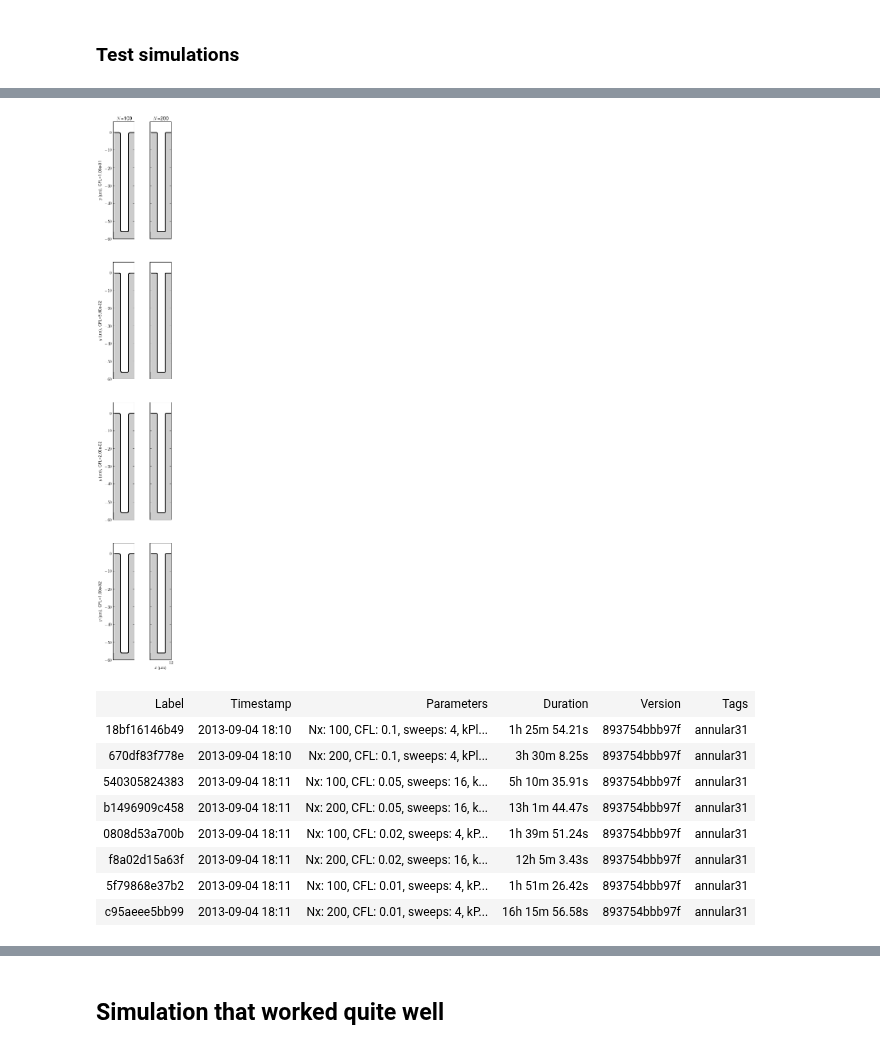
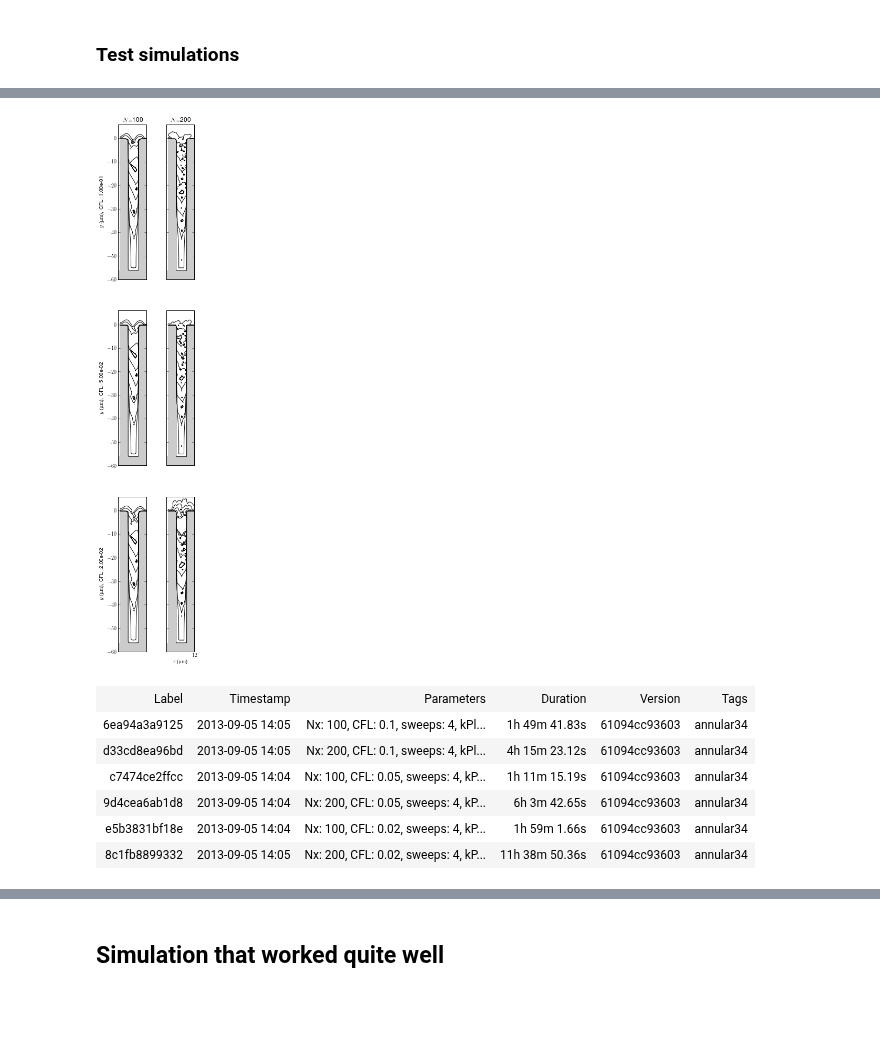
Before and after one commit to wd15/extremefill2D, a Jupyter notebook: annular7.ipynb, the cells around one changed output, grey strips where cells are left out. Cells and saved outputs as stored; diff of their text form; code cells hidden in the pictures; blank space fills up the shorter version.

```diff
--- a/annular7.ipynb
+++ b/annular7.ipynb
@@ -71,7 +71,7 @@ reason = "Running simulation with odd voids under different system parameter to
 for CFL in (0.1, 0.05, 0.02, 0.01):
     for sweeps in (4, 8, 16):
         for Nx in (100, 200, 400, 800):
-            batch_launch(reason=reason, tags=['annular31'], kPlus=kPlus, kMinus=kMinus, rboundary=rboundary, Nx=Nx, spacing_ratio=1.2, CFL=CFL, sweeps=sweeps)
+            batch_launch(reason=reason, tags=['annular34'], kPlus=kPlus, kMinus=kMinus, rboundary=rboundary, Nx=Nx, spacing_ratio=1.2, CFL=CFL, sweeps=sweeps)
 
-!qstat > qstat_annular31.txt
+!qstat > qstat_annular34.txt
 # %% [output]
@@ -81,9 +81,9 @@ Wed Sep  4 18:10:42 EDT 2013
 %autoreload 2
 from tools import getSMTRecords, smt_ipy_table
 records = getSMTRecords()
-annular31Records = getSMTRecords(records=records, tags=['annular31'])
+annular34Records = getSMTRecords(records=records, tags=['annular34'])
 
-smt_ipy_table(annular31Records, fields=['label', 'timestamp', 'parameters', 'duration', 'version', 'tags'], parameters=['CFL', 'sweeps', 'Nx'])
+smt_ipy_table(annular34Records, fields=['label', 'timestamp', 'parameters', 'duration', 'version', 'tags'], parameters=['CFL', 'sweeps', 'Nx'])
 # %% [output]
 Created Django record store using PostgreSQL
 | Label | Timestamp | Parameters | Duration | Version | Tags |
@@ -105,22 +105,22 @@ Created Django record store using PostgreSQL
 # %%
+from multiViewer import MultiViewer
+
 Nxs = (100, 200)
-CFLs = (0.1, 0.05, 0.02, 0.01)
-getrecord = lambda CFL, Nx: getSMTRecords(records=annular31Records, parameters={'Nx' : Nx, 'CFL' : CFL})[0]
+CFLs = (0.1, 0.05, 0.02)
+getrecord = lambda CFL, Nx: getSMTRecords(records=annular34Records, parameters={'Nx' : Nx, 'CFL' : CFL, 'sweeps' : 4})[0]
 records = [[getrecord(CFL, Nx) for Nx in Nxs] for CFL in CFLs]
 viewer = MultiViewer(records,
                      rowtitle=lambda r: r'CFL={0:1.2e}'.format(r.parameters['CFL']),
                      columntitle=lambda r: r'$N$={0}'.format(r.parameters['Nx']),
                      figsize=(1.5, 6))
 viewer.plot(times=np.arange(10) * 4000. / 9.)
 smt_ipy_table([j for i in records for j in i], fields=['label', 'timestamp', 'parameters', 'duration', 'version', 'tags'], parameters=['Nx', 'CFL', 'sweeps', 'kPlus', 'kMinus'])
 # %% [output]
-[figure, old version]
+[figure, new version]
 | Label | Timestamp | Parameters | Duration | Version | Tags |
-| 18bf16146b49 | 2013-09-04 18:10 | Nx: 100, CFL: 0.1, sweeps: 4, kPl... | 1h 25m 54.21s | 893754bbb97f | annular31 |
-| 670df83f778e | 2013-09-04 18:10 | Nx: 200, CFL: 0.1, sweeps: 4, kPl... | 3h 30m 8.25s | 893754bbb97f | annular31 |
-| 540305824383 | 2013-09-04 18:11 | Nx: 100, CFL: 0.05, sweeps: 16, k... | 5h 10m 35.91s | 893754bbb97f | annular31 |
-| b1496909c458 | 2013-09-04 18:11 | Nx: 200, CFL: 0.05, sweeps: 16, k... | 13h 1m 44.47s | 893754bbb97f | annular31 |
-| 0808d53a700b | 2013-09-04 18:11 | Nx: 100, CFL: 0.02, sweeps: 4, kP... | 1h 39m 51.24s | 893754bbb97f | annular31 |
-| f8a02d15a63f | 2013-09-04 18:11 | Nx: 200, CFL: 0.02, sweeps: 16, k... | 12h 5m 3.43s | 893754bbb97f | annular31 |
-| 5f79868e37b2 | 2013-09-04 18:11 | Nx: 100, CFL: 0.01, sweeps: 4, kP... | 1h 51m 26.42s | 893754bbb97f | annular31 |
-| c95aeee5bb99 | 2013-09-04 18:11 | Nx: 200, CFL: 0.01, sweeps: 4, kP... | 16h 15m 56.58s | 893754bbb97f | annular31 |
+| 6ea94a3a9125 | 2013-09-05 14:05 | Nx: 100, CFL: 0.1, sweeps: 4, kPl... | 1h 49m 41.83s | 61094cc93603 | annular34 |
+| d33cd8ea96bd | 2013-09-05 14:05 | Nx: 200, CFL: 0.1, sweeps: 4, kPl... | 4h 15m 23.12s | 61094cc93603 | annular34 |
+| c7474ce2ffcc | 2013-09-05 14:04 | Nx: 100, CFL: 0.05, sweeps: 4, kP... | 1h 11m 15.19s | 61094cc93603 | annular34 |
+| 9d4cea6ab1d8 | 2013-09-05 14:04 | Nx: 200, CFL: 0.05, sweeps: 4, kP... | 6h 3m 42.65s | 61094cc93603 | annular34 |
+| e5b3831bf18e | 2013-09-05 14:04 | Nx: 100, CFL: 0.02, sweeps: 4, kP... | 1h 59m 1.66s | 61094cc93603 | annular34 |
+| 8c1fb8899332 | 2013-09-05 14:05 | Nx: 200, CFL: 0.02, sweeps: 4, kP... | 11h 38m 50.36s | 61094cc93603 | annular34 |
```
Also changed, not shown: parts of 15 cells of this notebook.
